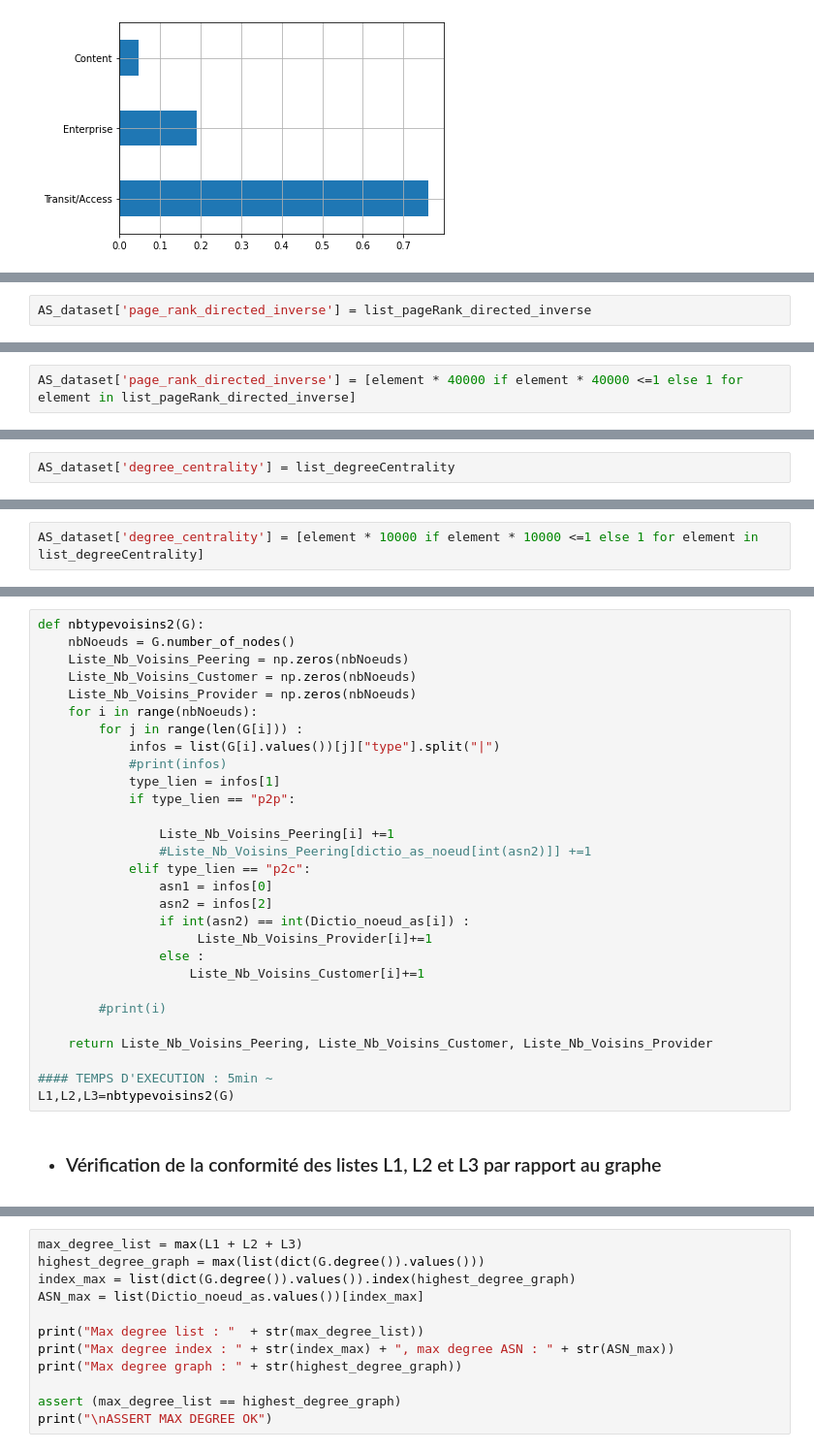
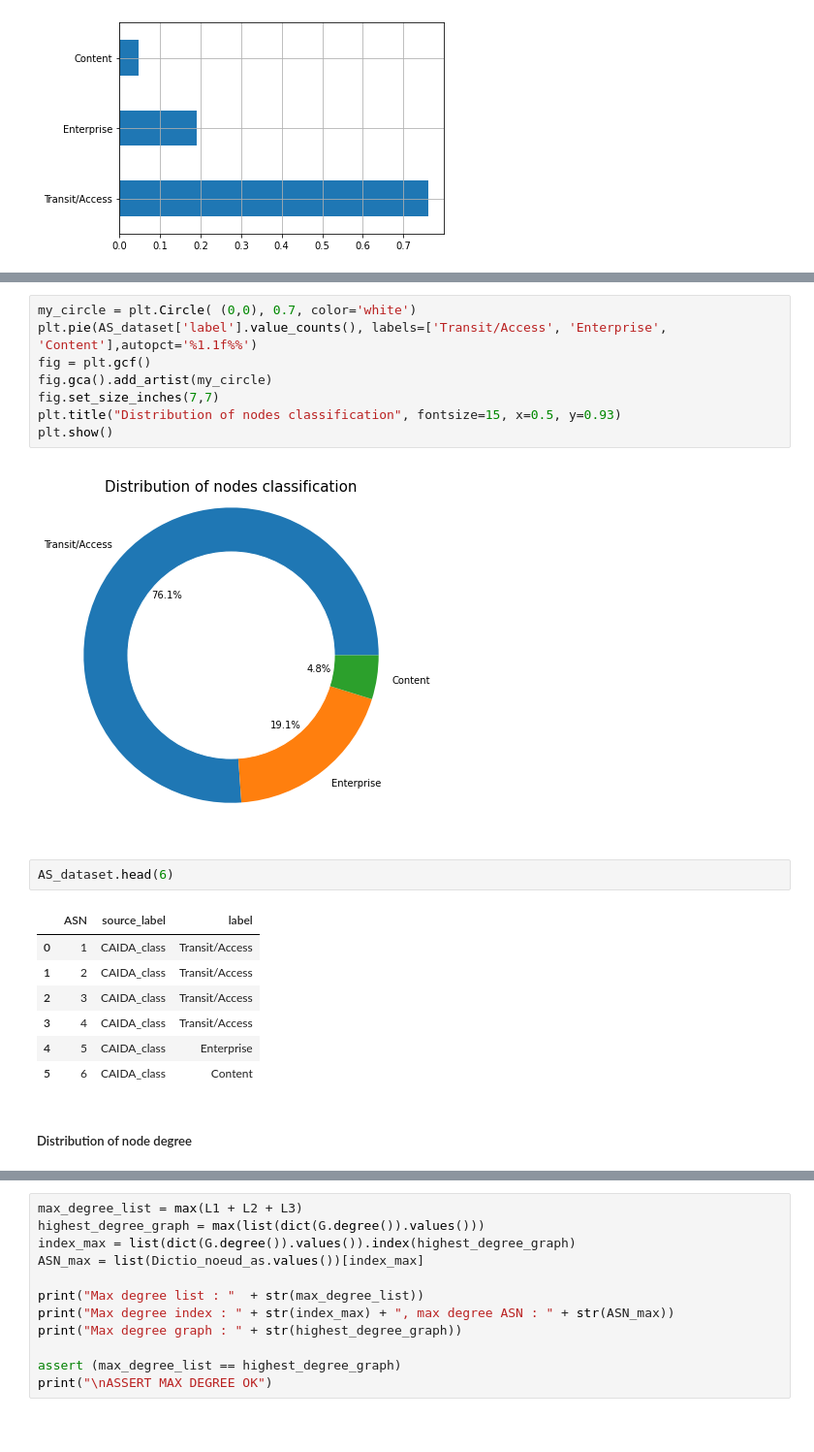
Before and after one commit to Viperine2022/projet_long_GCN_internet, a Jupyter notebook: IMPLANTATION/CAIDA/creation_datasetgraph.ipynb, the cells around one changed output, grey strips where cells are left out. Shown: that part at 97% size. Drawn from its saved outputs; the diff is of its cells as text; blank space fills up the shorter version.

Commit message:
CAIDA finished

```diff
--- a/IMPLANTATION/CAIDA/creation_datasetgraph.ipynb
+++ b/IMPLANTATION/CAIDA/creation_datasetgraph.ipynb
@@ -463,2 +405,0 @@ Text(0, 0.5, '%')
-# %%
-AS_dataset['page_rank_directed_inverse'] = list_pageRank_directed_inverse
@@ -485,2 +405,0 @@ Text(0, 0.5, '%')
-# %%
-AS_dataset['page_rank_directed_inverse'] = [element * 40000 if element * 40000 <=1 else 1 for element in list_pageRank_directed_inverse]
@@ -509,2 +405,0 @@ Text(0, 0.5, '%')
-# %%
-AS_dataset['degree_centrality'] = list_degreeCentrality
@@ -531,2 +405,0 @@ Text(0, 0.5, '%')
-# %%
-AS_dataset['degree_centrality'] = [element * 10000 if element * 10000 <=1 else 1 for element in list_degreeCentrality]
@@ -582,31 +406,22 @@ Dictio_noeud_as = dictiongraph_Nbnoeud_Asn(FILE_PATH)
-# %%
-def nbtypevoisins2(G):
-    nbNoeuds = G.number_of_nodes()
-    Liste_Nb_Voisins_Peering = np.zeros(nbNoeuds)
-    Liste_Nb_Voisins_Customer = np.zeros(nbNoeuds)
-    Liste_Nb_Voisins_Provider = np.zeros(nbNoeuds)
-    for i in range(nbNoeuds):
-        for j in range(len(G[i])) :
-            infos = list(G[i].values())[j]["type"].split("|")
-            #print(infos)
-            type_lien = infos[1]
-            if type_lien == "p2p":
-
-                Liste_Nb_Voisins_Peering[i] +=1
-                #Liste_Nb_Voisins_Peering[dictio_as_noeud[int(asn2)]] +=1
-            elif type_lien == "p2c":
-                asn1 = infos[0]
-                asn2 = infos[2]
-                if int(asn2) == int(Dictio_noeud_as[i]) :
-                     Liste_Nb_Voisins_Provider[i]+=1
-                else :
-                    Liste_Nb_Voisins_Customer[i]+=1
-
-        #print(i)
-
-    return Liste_Nb_Voisins_Peering, Liste_Nb_Voisins_Customer, Liste_Nb_Voisins_Provider
-
-#### TEMPS D'EXECUTION : 5min ~
-L1,L2,L3=nbtypevoisins2(G)
-# %% [markdown]
-- ### Vérification de la conformité des listes L1, L2 et L3 par rapport au graphe
+# %%
+my_circle = plt.Circle( (0,0), 0.7, color='white')
+plt.pie(AS_dataset['label'].value_counts(), labels=['Transit/Access', 'Enterprise', 'Content'],autopct='%1.1f%%')
+fig = plt.gcf()
+fig.gca().add_artist(my_circle)
+fig.set_size_inches(7,7)
+plt.title("Distribution of nodes classification", fontsize=15, x=0.5, y=0.93)
+plt.show()
+# %% [output]
+[figure, added]
+# %%
+AS_dataset.head(6)
+# %% [output]
+|  | ASN | source_label | label |
+| 0 | 1 | CAIDA_class | Transit/Access |
+| 1 | 2 | CAIDA_class | Transit/Access |
+| 2 | 3 | CAIDA_class | Transit/Access |
+| 3 | 4 | CAIDA_class | Transit/Access |
+| 4 | 5 | CAIDA_class | Enterprise |
+| 5 | 6 | CAIDA_class | Content |
+# %% [markdown]
+##### Distribution of node degree
```
Also changed, not shown: parts of 125 cells of this notebook, 5 other files.
